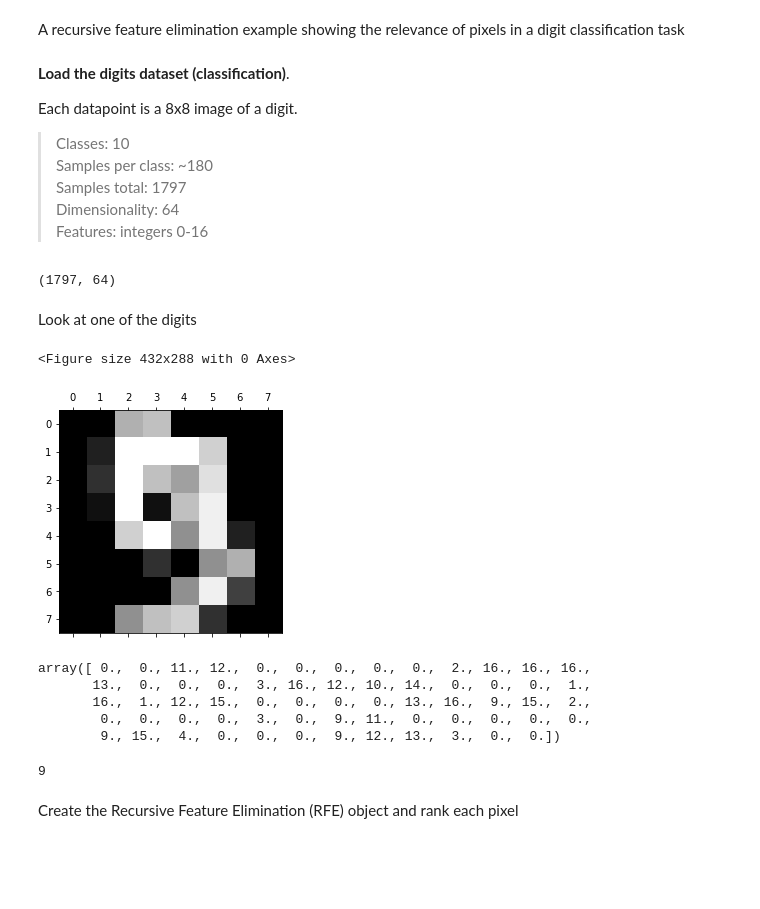
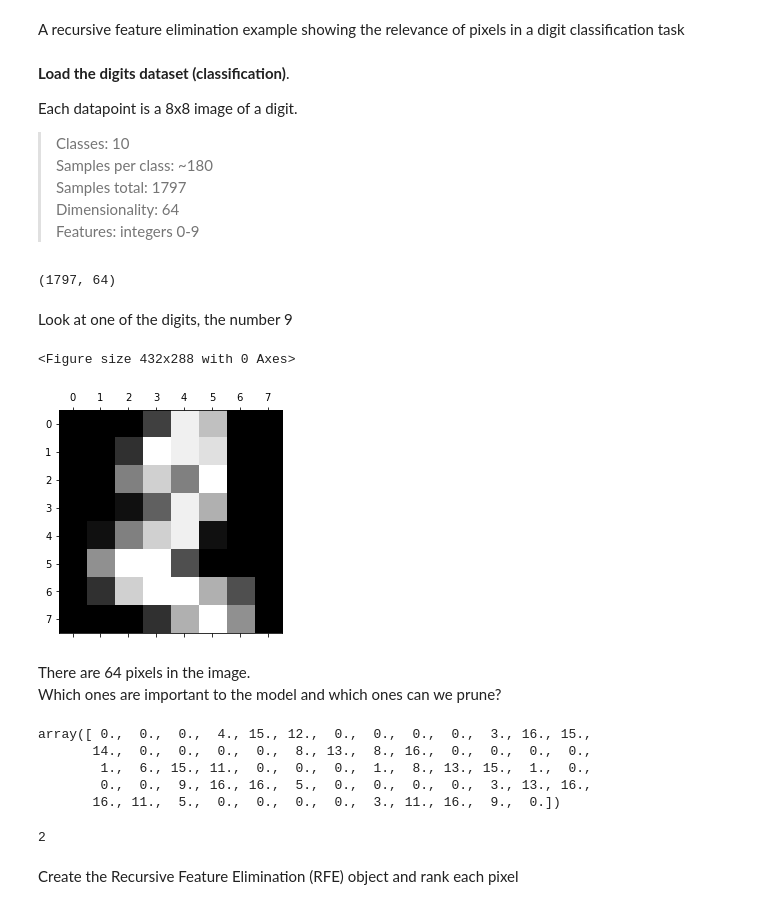
Before and after one commit to cagBRT/Machine-Learning, a Jupyter notebook: FeatureSelection1.ipynb, the cells around one changed output. Cells and saved outputs as stored; diff of their text form; code cells hidden in the pictures; blank space fills up the shorter version.

```diff
--- a/FeatureSelection1.ipynb
+++ b/FeatureSelection1.ipynb
@@ -204,7 +210,7 @@ Each datapoint is a 8x8 image of a digit.<br>
 >Samples per class: ~180<br>
 >Samples total: 1797<br>
 >Dimensionality: 64<br>
->Features: integers 0-16
+>Features: integers 0-9
 # %%
 from sklearn.datasets import load_digits
 digits = load_digits()
@@ -215,27 +221,30 @@ print(digits.data.shape)
 X = digits.images.reshape((len(digits.images), -1))
 y = digits.target
 # %% [markdown]
-Look at one of the digits
+Look at one of the digits, the number 9
 # %%
-choice = 9
+choice = 2
 plt.gray()
 plt.matshow(digits.images[choice])
 plt.show()
 # %% [output]
 <Figure size 432x288 with 0 Axes>
-[figure, old version]
+[figure, new version]
+# %% [markdown]
+There are 64 pixels in the image. <br>
+Which ones are important to the model and which ones can we prune?
 # %%
 X[choice]
 # %% [output]
-array([ 0.,  0., 11., 12.,  0.,  0.,  0.,  0.,  0.,  2., 16., 16., 16.,
-       13.,  0.,  0.,  0.,  3., 16., 12., 10., 14.,  0.,  0.,  0.,  1.,
-       16.,  1., 12., 15.,  0.,  0.,  0.,  0., 13., 16.,  9., 15.,  2.,
-        0.,  0.,  0.,  0.,  3.,  0.,  9., 11.,  0.,  0.,  0.,  0.,  0.,
-        9., 15.,  4.,  0.,  0.,  0.,  9., 12., 13.,  3.,  0.,  0.])
+array([ 0.,  0.,  0.,  4., 15., 12.,  0.,  0.,  0.,  0.,  3., 16., 15.,
+       14.,  0.,  0.,  0.,  0.,  8., 13.,  8., 16.,  0.,  0.,  0.,  0.,
+        1.,  6., 15., 11.,  0.,  0.,  0.,  1.,  8., 13., 15.,  1.,  0.,
+        0.,  0.,  9., 16., 16.,  5.,  0.,  0.,  0.,  0.,  3., 13., 16.,
+       16., 11.,  5.,  0.,  0.,  0.,  0.,  3., 11., 16.,  9.,  0.])
 # %%
 y[choice]
 # %% [output]
-9
+2
 # %% [markdown]
 Create the Recursive Feature Elimination (RFE) object and rank each pixel
 # %%
```
Also changed, not shown: parts of 6 cells of this notebook.
